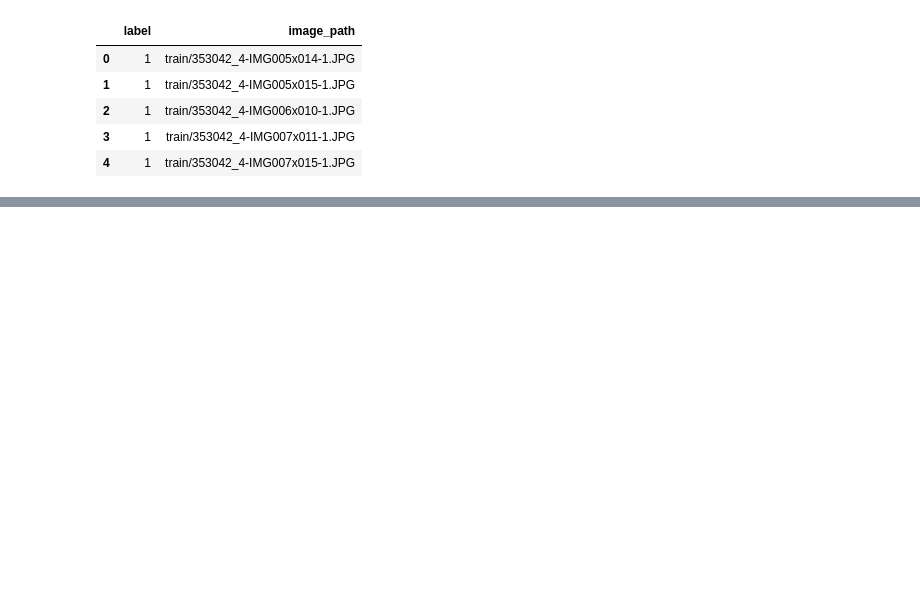
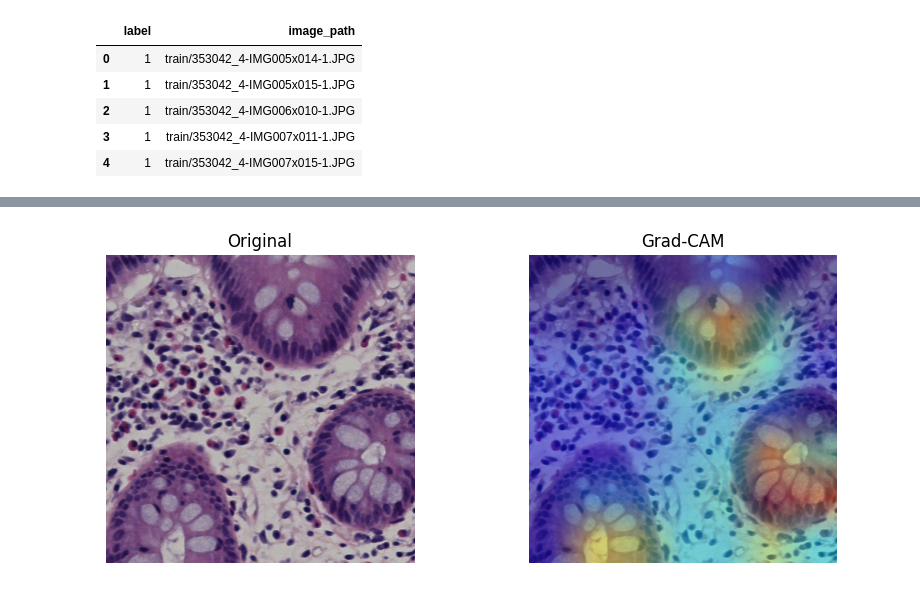
Before and after one commit to ADITYAAV80/PC-4, a Jupyter notebook: train.ipynb, the cells around one changed output, grey strips where cells are left out. Saved outputs shown, nothing was run; the diff lists cells and outputs as text; code cells hidden in the pictures; blank space fills up the shorter version.

```diff
--- a/train.ipynb
+++ b/train.ipynb
@@ -206,8 +191,8 @@ def get_mean_std(loader):
 # %%
 from torch.utils.data import DataLoader
 
-temp_train = MyDataset("DATASET/train",transform=temp_transform)
-temp_test = MyDataset("DATASET/test", transform=temp_transform)
+temp_train = MyDataset("DATASET_NORMALIZED/train",transform=temp_transform)
+temp_test = MyDataset("DATASET_NORMALIZED/test", transform=temp_transform)
 
 temp_train_loader = DataLoader(
     temp_train,
@@ -284,0 +706,43 @@ test_loader = DataLoader(
+# %%
+def overlay_heatmap(img, cam, alpha=0.4):
+    heatmap = cv2.applyColorMap(np.uint8(255*cam), cv2.COLORMAP_JET)
+    heatmap = cv2.cvtColor(heatmap, cv2.COLOR_BGR2RGB)
+    heatmap = cv2.resize(heatmap, (img.shape[1], img.shape[0]))
+
+    overlay = (heatmap * alpha + img * (1 - alpha)).astype(np.uint8)
+    return overlay
+# %%
+# load image
+def load_img(path, transform):
+    img = Image.open(path).convert("RGB")
+    raw = np.array(img)
+    tensor = transform(img).unsqueeze(0)
+    return raw, tensor
+
+# choose any test sample
+path = "DATASET/test/535953-IMG005x007-1.JPG"
+raw_img, tensor_img = load_img(path, test_transform)
+tensor_img = tensor_img.to(device)
+
+# run gradcam
+gc = GradCAM(model)
+cam = gc.generate(tensor_img)
+
+# overlay
+overlay_img = overlay_heatmap(raw_img, cam)
+
+# show results
+plt.figure(figsize=(10,4))
+plt.subplot(1,2,1)
+plt.title("Original")
+plt.imshow(raw_img)
+plt.axis("off")
+
+plt.subplot(1,2,2)
+plt.title("Grad-CAM")
+plt.imshow(overlay_img)
+plt.axis("off")
+
+plt.show()
+# %% [output]
+[figure, added]
```
Also changed, not shown: parts of 20 cells of this notebook.
